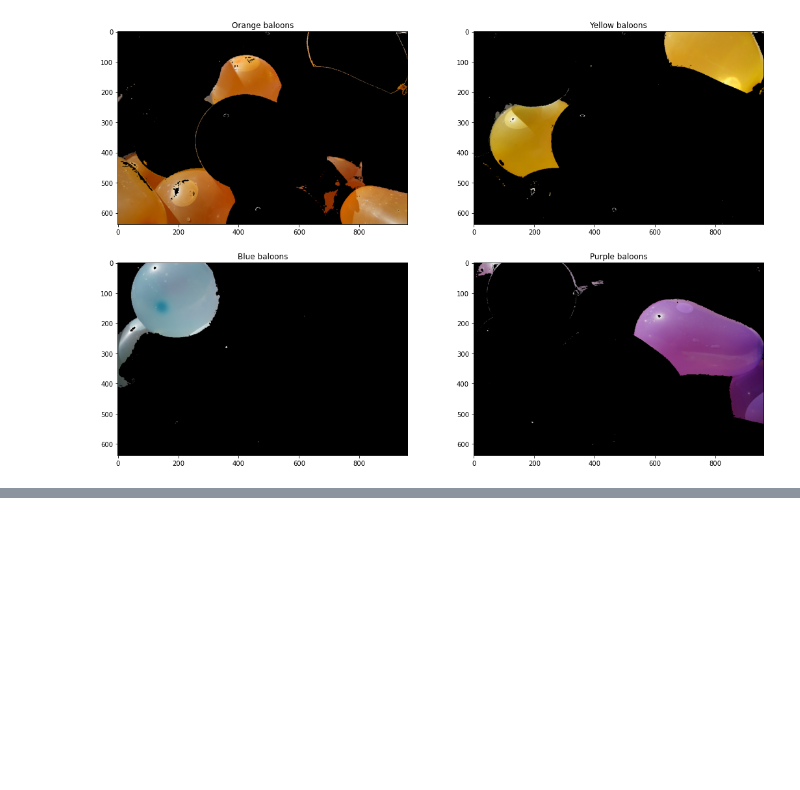
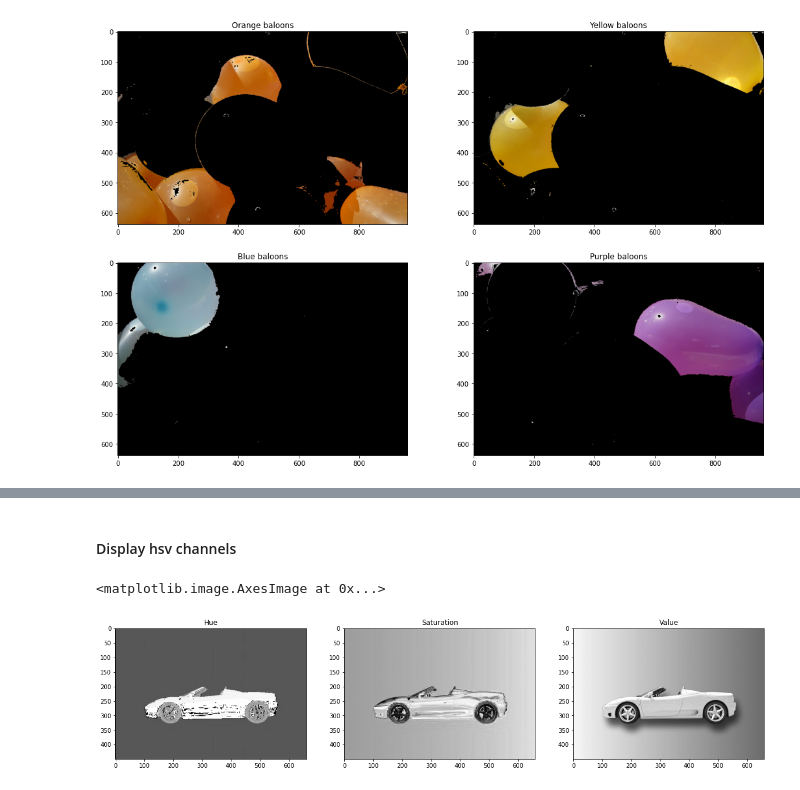
Before and after one commit to albert-kuc/Udacity, a Jupyter notebook: Computer_Vision/Intro_to_Computer_Vision/01_Image_Representation_and_Classification.ipynb, the cells around one changed output, grey strips where cells are left out. Saved outputs shown, nothing was run; the diff lists cells and outputs as text; code cells hidden in the pictures; blank space fills up the shorter version.

```diff
--- a/Computer_Vision/Intro_to_Computer_Vision/01_Image_Representation_and_Classification.ipynb
+++ b/Computer_Vision/Intro_to_Computer_Vision/01_Image_Representation_and_Classification.ipynb
@@ -379,0 +392,22 @@ plt.show()
+# %%
+# Convert from RGB to HSV
+hsv = cv2.cvtColor(image, cv2.COLOR_RGB2HSV)
+# %% [markdown]
+#### Display hsv channels
+# %%
+# HSV channels
+h = hsv[:,:,0]
+s = hsv[:,:,1]
+v = hsv[:,:,2]
+
+# Display hue, saturation and value channels
+f, (ax1, ax2, ax3) = plt.subplots(1, 3, figsize=(20,10))
+ax1.set_title('Hue')
+ax1.imshow(h, cmap='gray')
+ax2.set_title('Saturation')
+ax2.imshow(s, cmap='gray')
+ax3.set_title('Value')
+ax3.imshow(v, cmap='gray')
+# %% [output]
+<matplotlib.image.AxesImage at 0x...>
+[figure, added]
```
Also changed, not shown: parts of 8 cells of this notebook, 2 other files.
